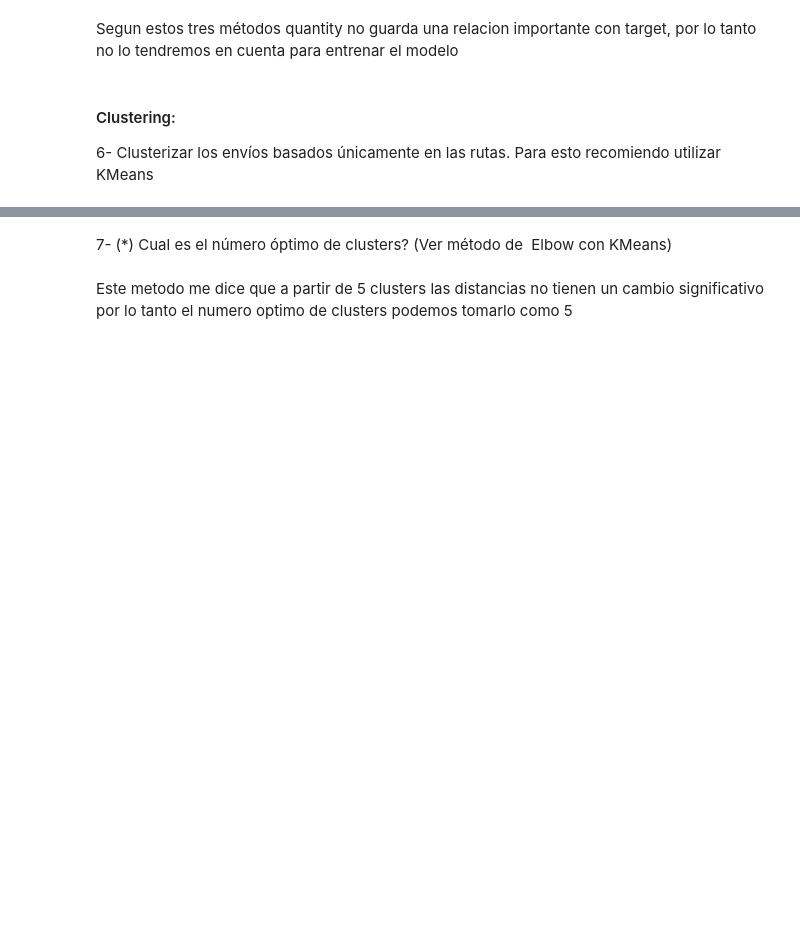
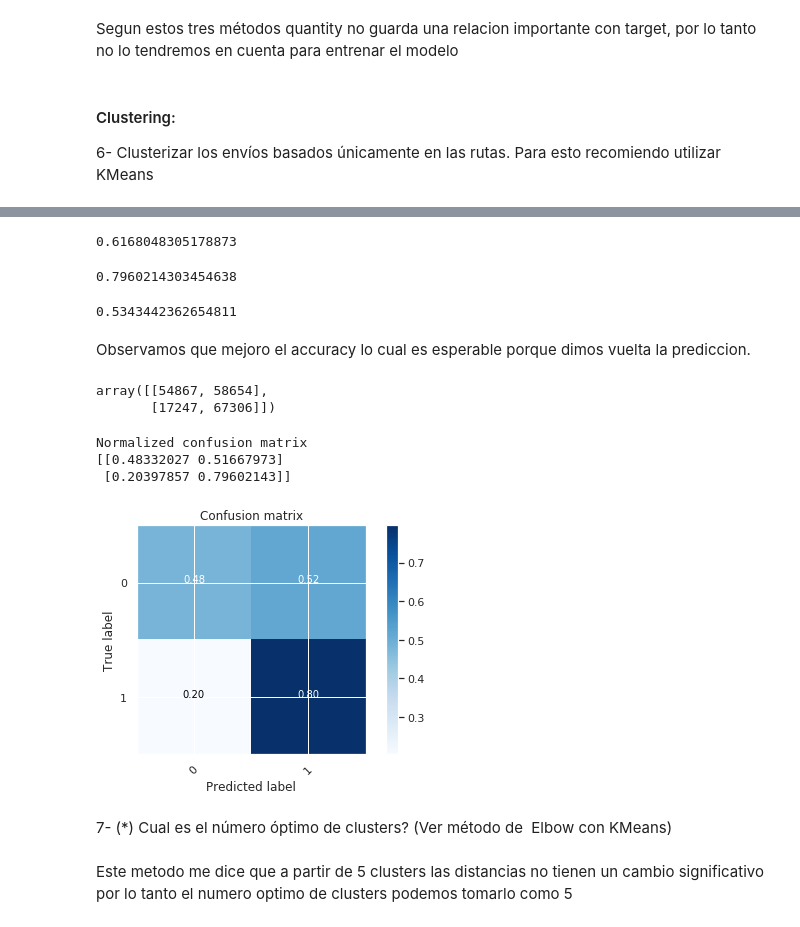
Before and after one commit to manquius/series_temporales, a Jupyter notebook: practico3_isa.ipynb, the cells around one changed output, grey strips where cells are left out. Drawn from its saved outputs; the diff is of its cells as text; code cells hidden in the pictures; blank space fills up the shorter version.

```diff
--- a/practico3_isa.ipynb
+++ b/practico3_isa.ipynb
@@ -277 +336,8 @@ Index(['sender_state', 'sender_zipcode', 'receiver_state', 'receiver_zipcode',
+# %%
+X = df_clean.drop('target', axis=1)
+y = df_clean['target']
+
+y=(y<4)*1
+
+X_train, X_test, y_train, y_test = train_test_split(X, y, test_size=0.2, random_state=42)
 # %% [markdown]
@@ -287,0 +349,2 @@ array([[7.56955663e+03, 5.42858462e+03, 1.49819511e+00],
+# %%
+y_pred_kmeans = kmeans.predict(X_test.drop(['sender_state', 'receiver_state', 'shipment_type', 'quantity', 'status', 'date_created', 'date_sent', 'date_visit'], axis=1))
@@ -288 +395,31 @@ array([[7.56955663e+03, 5.42858462e+03, 1.49819511e+00],
+# %%
+y_pred_kmeans = (y_pred_kmeans -1) * (-1)
+# %%
+accuracy_score(y_test, y_pred_kmeans)
+# %% [output]
+0.6168048305178873
+# %%
+recall_score(y_test, y_pred_kmeans)
+# %% [output]
+0.7960214303454638
+# %%
+precision_score(y_test, y_pred_kmeans)
+# %% [output]
+0.5343442362654811
+# %% [markdown]
+Observamos que mejoro el accuracy lo cual es esperable porque dimos vuelta la prediccion.
+# %%
+from sklearn.metrics import confusion_matrix
+
+confusion_matrix(y_test, y_pred_kmeans)
+# %% [output]
+array([[54867, 58654],
+       [17247, 67306]])
+# %%
+plot_confusion_matrix(confusion_matrix(y_test, y_pred_kmeans),[0,1], normalize = True)
+# %% [output]
+Normalized confusion matrix
+[[0.48332027 0.51667973]
+ [0.20397857 0.79602143]]
+[figure, added]
 # %% [markdown]
```
Also changed, not shown: parts of 26 cells of this notebook.
